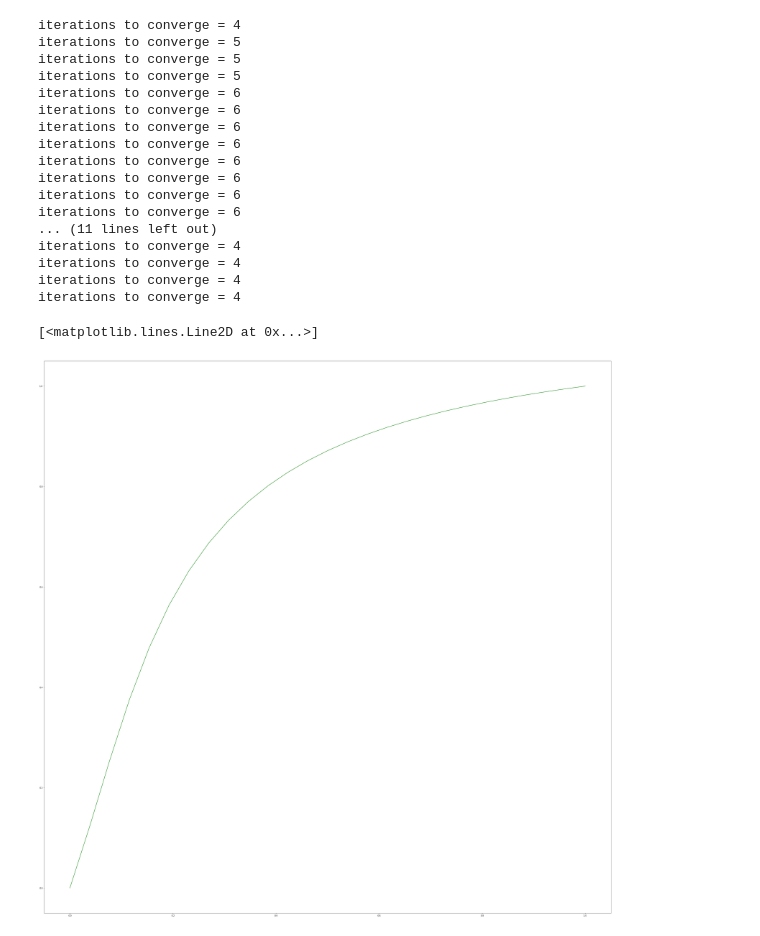
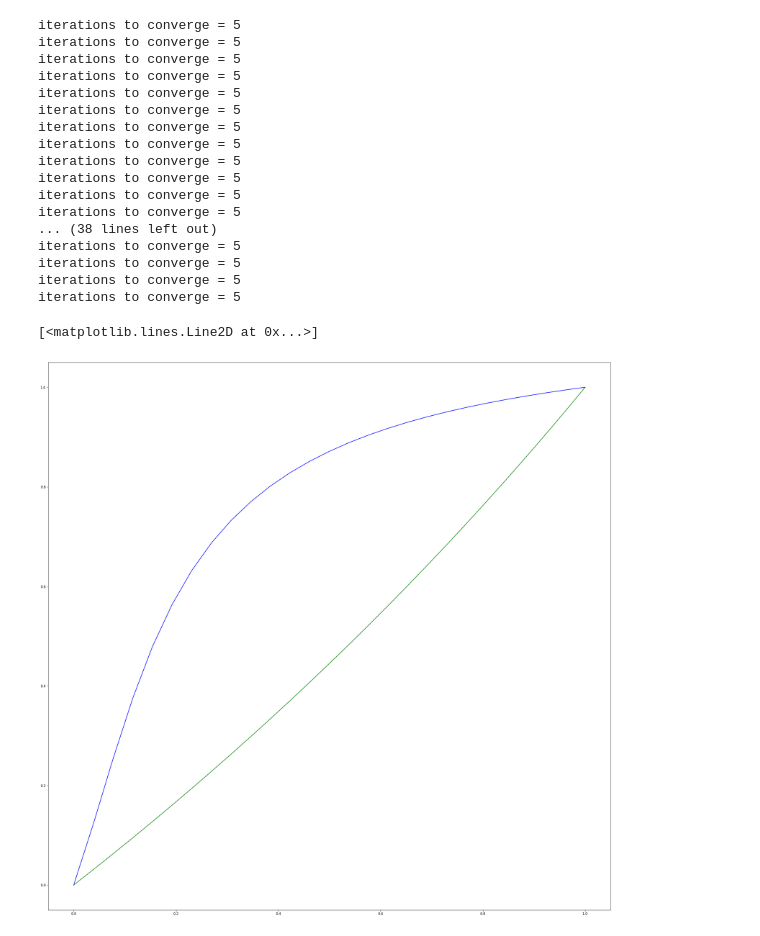
Before and after one commit to vlad107/numerical_methods_course_work, a Jupyter notebook: code.ipynb, the cells around one changed output. Drawn from its saved outputs; the diff is of its cells as text; code cells hidden in the pictures.

```diff
--- a/code.ipynb
+++ b/code.ipynb
@@ -22,9 +28,13 @@ P_A = 1e5 # atmosphere pressure WARNING (can be not 1e5)
 R = 8.314
 delta = 0.1
 
+p_Al = 2690
+p_Ga = 5900
+p_AlN = 3200
+p_GaN = 6150
+
 def init():
     global P_A
-#     sys.stderr.write("P_a = %f" % (P_A))
 
     x = lambda T: T / 1e4
 
@@ -234,7 +244,6 @@ def solve(T):
               + data["D"]["HCl"](T) * (data["Pg"]["HCl"] - x[4])
     ]
 
-
     start = [1,2,3,4,5]
     x = newton_method(np.array(J), np.array(f), start)
 
@@ -244,10 +253,13 @@ def solve(T):
     for s in subs:
         data.loc[s, "G_flowAl"] = data.loc[s, "D"](T) * (data.loc[s, "Pg"] - data.loc[s, "PeAl"]) / (R * T * delta)
 
-    return [data.loc[s, "G_flowAl"] for s in subs]
+    V_Al = ((data.loc["AlCl", "G"](T) + data.loc["AlCl2", "G"](T) + data.loc["AlCl3", "G"](T)) * data["mu"]["Al"] / p_Al) * 1e9
+
+    return [[data.loc[s, "G_flowAl"] for s in subs], V_Al]
 
 t_cs = np.linspace(350, 650, 20)
-y = [list(map(lambda el: np.log(-el), solve(t_c + 273.15))) for t_c in t_cs]
+res = [solve(t_c + 273.15) for t_c in t_cs]
+y = [list(map(lambda el: np.log(-el), cr[0])) for cr in res]
 x = [1 / (t_c + 273.15) for t_c in t_cs]
 # %% [output]
 iterations to converge = 57
@@ -414,5 +449,5 @@ plot(x, y)
 # %%
-# Task1
+# Task3
 # 0 -- AlCl3
 # 1 -- GaCl
 # 2 -- NH3
@@ -519,9 +554,14 @@ def solve(T, coeff, coeffH2):
     ]
 
 
-    start = [1, 1, 1000, 10, 1, 0.5]
+#     start = [1, 1, 1000, 10, 1, 0.5]
+    start = [100, 1, 10000, 1, 1, 1]
     x = newton_method(np.array(J), np.array(f), start)
-    return x[-1]
+
+    V_AlGaN = (data["G_flowAl"]["AlCl3"] * data["mu"]["AlN"] / p_AlN + data["G_flowGa"]["GaCl"] * data["mu"]["GaN"] / p_GaN) * 1e9
+
+
+    return [x[-1]] + [V_AlGaN]
 
 #     for i in range(len(subs)):
 #         data.loc[subs[i], "PeL"] = x[i]
@@ -533,29 +573,35 @@ def solve(T, coeff, coeffH2):
 
 xgs = np.linspace(0, 1, 27)
 T = 1100
-y = [solve(T + 273.15, xg, 1.0/10) for xg in xgs]
+res0 = [solve(T + 273.15, xg, 0) for xg in xgs]
+res1 = [solve(T + 273.15, xg, 1.0 / 10) for xg in xgs]
+y00 = [cr[0] for cr in res0]
+y01 = [cr[1] for cr in res0]
+y10 = [cr[0] for cr in res1]
+y11 = [cr[1] for cr in res1]
 x = xgs
 # %% [output]
-iterations to converge = 4
 iterations to converge = 5
 iterations to converge = 5
 iterations to converge = 5
-iterations to converge = 6
-iterations to converge = 6
-iterations to converge = 6
-iterations to converge = 6
-iterations to converge = 6
-iterations to converge = 6
-iterations to converge = 6
-iterations to converge = 6
-... (11 lines left out)
-iterations to converge = 4
-iterations to converge = 4
-iterations to converge = 4
-iterations to converge = 4
+iterations to converge = 5
+iterations to converge = 5
+iterations to converge = 5
+iterations to converge = 5
+iterations to converge = 5
+iterations to converge = 5
+iterations to converge = 5
+iterations to converge = 5
+iterations to converge = 5
+... (38 lines left out)
+iterations to converge = 5
+iterations to converge = 5
+iterations to converge = 5
+iterations to converge = 5
 # %%
-fig, ax = plt.subplots(figsize = (50, 50))
-ax.plot(x, y, color='g')
+fig, ax = plt.subplots(figsize = (30, 30))
+ax.plot(x, y00, color='g')
+ax.plot(x, y10, color='b')
 # %% [output]
 [<matplotlib.lines.Line2D at 0x...>]
-[figure, old version]
+[figure, new version]
```
Also changed, not shown: parts of 9 cells of this notebook.
